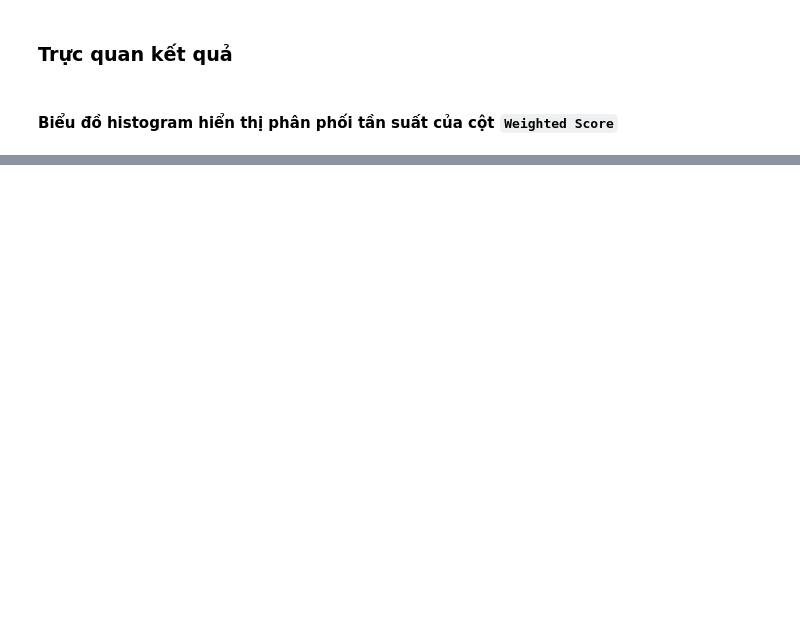
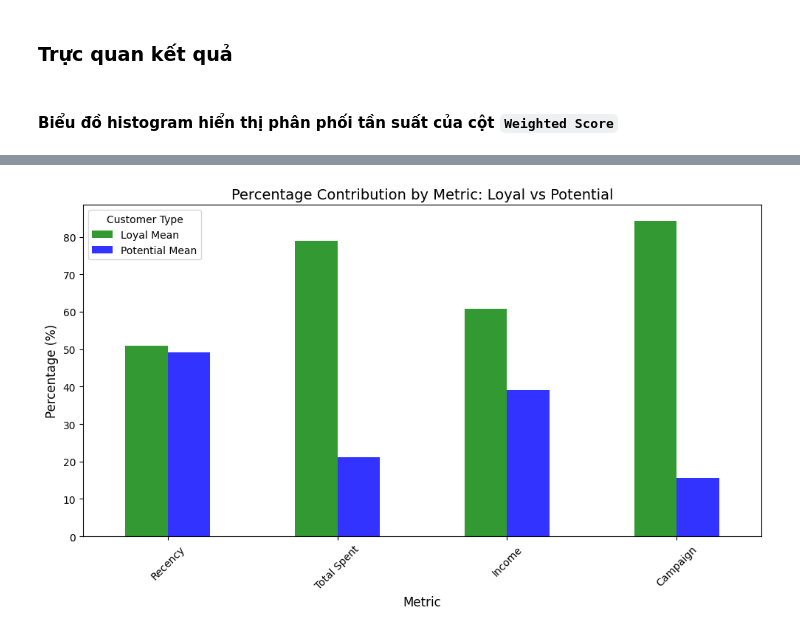
Before and after one commit to buitrongtrinh/Final-Project, a Jupyter notebook: Final_Project.ipynb, the cells around one changed output, grey strips where cells are left out. Saved outputs shown, nothing was run; the diff lists cells and outputs as text; code cells hidden in the pictures; blank space fills up the shorter version.

```diff
--- a/Final_Project.ipynb
+++ b/Final_Project.ipynb
@@ -464,0 +688,20 @@ data_customer[data_customer['Customer Type'] == 'Low Value'].to_csv('Classified_
+# %%
+# So sánh các đặc điểm trung bình giữa hai nhóm
+comparison_factors = pd.DataFrame({
+    'Metric': ['Recency', 'Total Spent', 'Income', 'Campaign'],
+    'Potential Mean': [
+        potential_customers['Recency'].mean(),
+        potential_customers['Total Spent'].mean(),
+        potential_customers['Income'].mean(),
+        potential_customers['Campaign'].mean()
+    ],
+    'Loyal Mean': [
+        loyal_customers['Recency'].mean(),
+        loyal_customers['Total Spent'].mean(),
+        loyal_customers['Income'].mean(),
+        loyal_customers['Campaign'].mean()
+    ]
+})
+
+# Hiển thị kết quả phân tích
+comparison_factors
@@ -711,0 +746,5 @@ plt.show()
+# %%
+Metric_value = comparison_factors[['Loyal Mean', 'Potential Mean']]
+normalized_metric_value = Metric_value.div(Metric_value.sum(axis=1), axis=0)*100
+normalized_metric_value.index = comparison_factors['Metric']
+normalized_metric_value
@@ -711,0 +758,16 @@ plt.show()
+# %%
+# Vẽ biểu đồ trực quan hóa dữ liệu đã chuẩn hóa
+normalized_metric_value.plot(kind='bar', figsize=(10, 6), color=['green', 'blue'], alpha=0.8)
+
+# Thêm thông tin biểu đồ
+plt.title('Percentage Contribution by Metric: Loyal vs Potential', fontsize=14)
+plt.xlabel('Metric', fontsize=12)
+plt.ylabel('Percentage (%)', fontsize=12)
+plt.xticks(rotation=45)
+plt.legend(title='Customer Type')
+plt.tight_layout()
+
+# Hiển thị biểu đồ
+plt.show()
+# %% [output]
+[figure, added]
```
Also changed, not shown: parts of 65 cells of this notebook.
